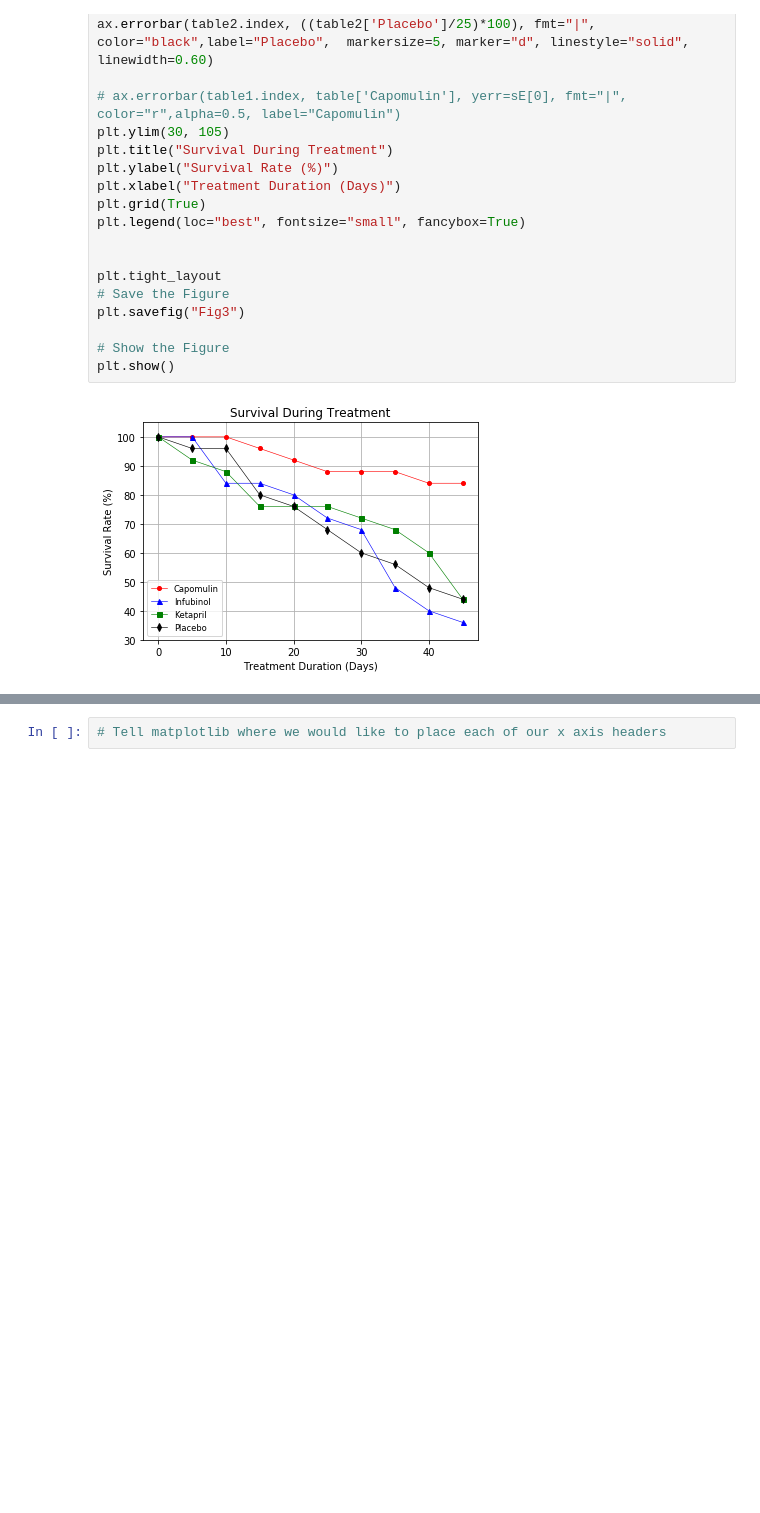
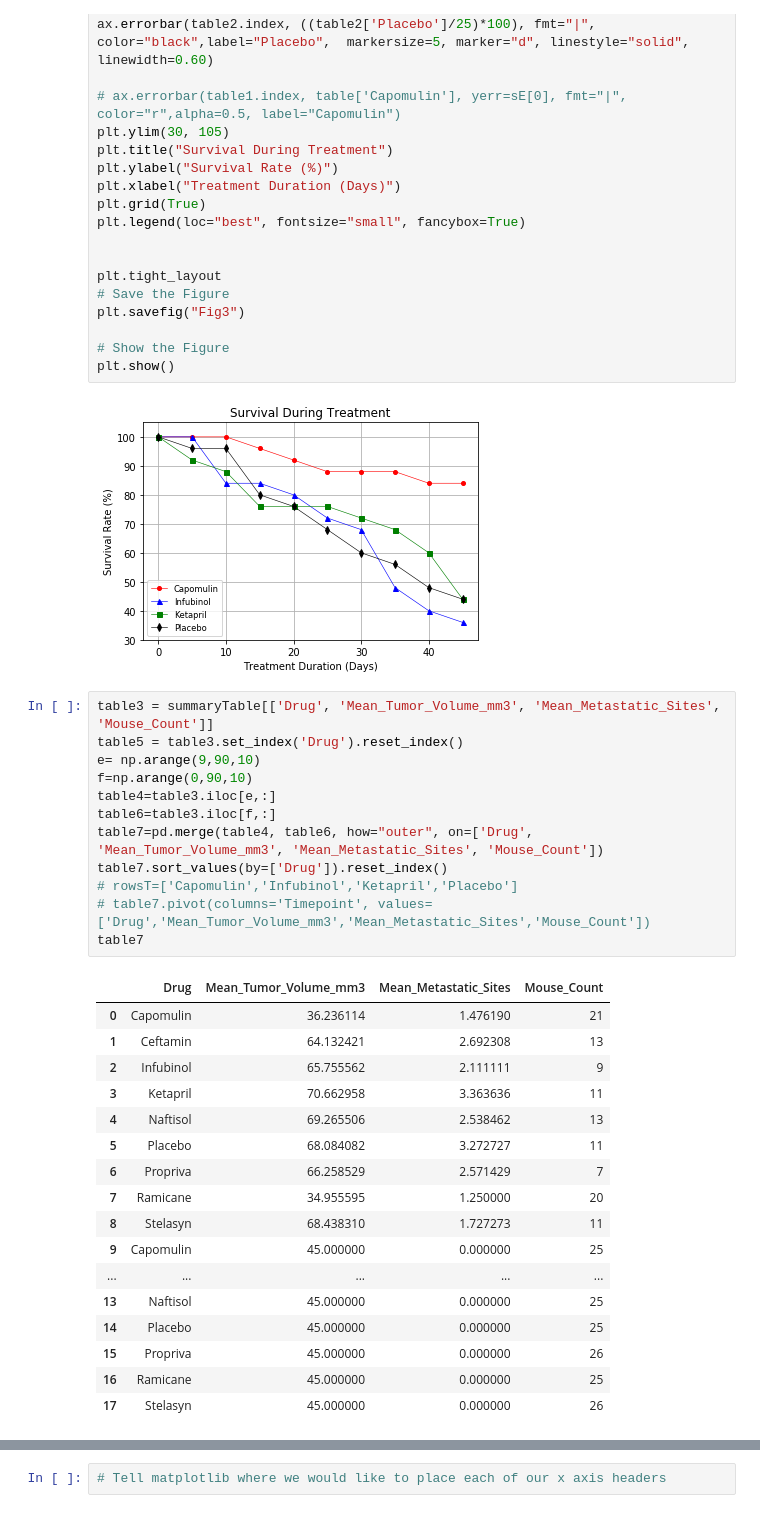
Before and after one commit to adrianvtx/matPlotLib, a Jupyter notebook: Instructions/Pymaceuticals/Pymaceuticals_HW_VOJVODIC.ipynb, the cells around one changed output, grey strips where cells are left out. Saved outputs shown, nothing was run; the diff lists cells and outputs as text; blank space fills up the shorter version.

```diff
--- a/Instructions/Pymaceuticals/Pymaceuticals_HW_VOJVODIC.ipynb
+++ b/Instructions/Pymaceuticals/Pymaceuticals_HW_VOJVODIC.ipynb
@@ -314,4 +314,34 @@ plt.savefig("Fig3")
 plt.show()
 # %% [output]
 [figure]
+# %%
+table3 = summaryTable[['Drug', 'Mean_Tumor_Volume_mm3', 'Mean_Metastatic_Sites', 'Mouse_Count']]
+table5 = table3.set_index('Drug').reset_index()
+e= np.arange(9,90,10)
+f=np.arange(0,90,10)
+table4=table3.iloc[e,:]
+table6=table3.iloc[f,:]
+table7=pd.merge(table4, table6, how="outer", on=['Drug', 'Mean_Tumor_Volume_mm3', 'Mean_Metastatic_Sites', 'Mouse_Count'])
+table7.sort_values(by=['Drug']).reset_index()
+# rowsT=['Capomulin','Infubinol','Ketapril','Placebo']
+# table7.pivot(columns='Timepoint', values=['Drug','Mean_Tumor_Volume_mm3','Mean_Metastatic_Sites','Mouse_Count'])
+table7
+# %% [output]
+|  | Drug | Mean_Tumor_Volume_mm3 | Mean_Metastatic_Sites | Mouse_Count |
+| 0 | Capomulin | 36.236114 | 1.476190 | 21 |
+| 1 | Ceftamin | 64.132421 | 2.692308 | 13 |
+| 2 | Infubinol | 65.755562 | 2.111111 | 9 |
+| 3 | Ketapril | 70.662958 | 3.363636 | 11 |
+| 4 | Naftisol | 69.265506 | 2.538462 | 13 |
+| 5 | Placebo | 68.084082 | 3.272727 | 11 |
+| 6 | Propriva | 66.258529 | 2.571429 | 7 |
+| 7 | Ramicane | 34.955595 | 1.250000 | 20 |
+| 8 | Stelasyn | 68.438310 | 1.727273 | 11 |
+| 9 | Capomulin | 45.000000 | 0.000000 | 25 |
+| ... | ... | ... | ... | ... |
+| 13 | Naftisol | 45.000000 | 0.000000 | 25 |
+| 14 | Placebo | 45.000000 | 0.000000 | 25 |
+| 15 | Propriva | 45.000000 | 0.000000 | 26 |
+| 16 | Ramicane | 45.000000 | 0.000000 | 25 |
+| 17 | Stelasyn | 45.000000 | 0.000000 | 26 |
 # %%
```
Also changed, not shown: parts of 7 cells of this notebook.
